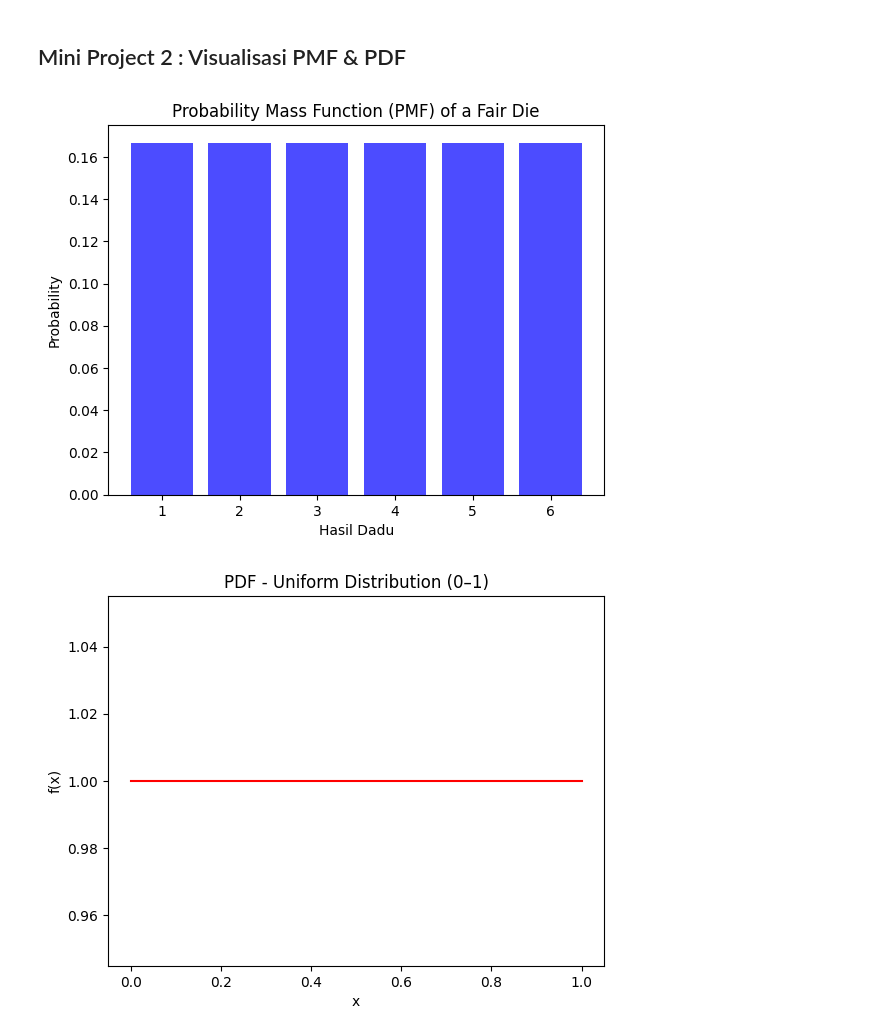
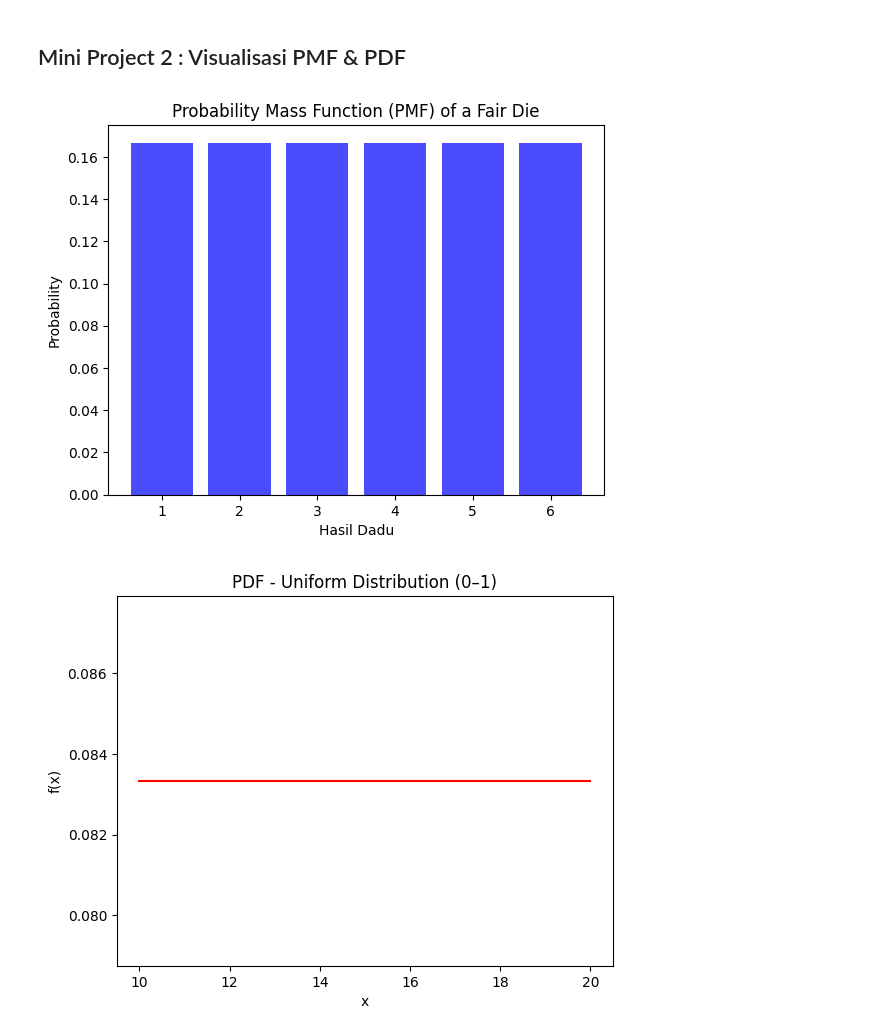
Before and after one commit to athaabiyyu/atha_learning_data-science_journey, a Jupyter notebook: Week 3 - Probability & Statistics/Exercise 1 - Probability Theory & Random Variable/mini_project.ipynb, the cells around one changed output. Drawn from its saved outputs; the diff is of its cells as text; code cells hidden in the pictures.

```diff
--- a/Week 3 - Probability & Statistics/Exercise 1 - Probability Theory & Random Variable/mini_project.ipynb
+++ b/Week 3 - Probability & Statistics/Exercise 1 - Probability Theory & Random Variable/mini_project.ipynb
@@ -21,27 +21,27 @@ Peluang muncul angka lebih dari 4: 0.302
 # %%
 import numpy as np
 import matplotlib.pyplot as plt
 from scipy.stats import uniform
 
 # visualisasi PMF - Dadu
 data_pmf = np.array([1, 2, 3, 4, 5, 6])
 pmf = np.ones(6)/6
 
 plt.bar(data_pmf, pmf, color='blue', alpha=0.7)
 plt.title('Probability Mass Function (PMF) of a Fair Die')
 plt.xlabel('Hasil Dadu')
 plt.ylabel('Probability')
 plt.show()
 
 # visualisasi PDF - Distribusi Kontinu 0 sampai 1
-data_pdf = np.linspace(0, 1, 100)
-pdf = uniform.pdf(data_pdf, loc=0, scale=1)
+data_pdf = np.linspace(10, 20, 100)
+pdf = uniform.pdf(data_pdf, loc=10, scale=12)
 
 plt.plot(data_pdf, pdf, color='red')
 plt.title("PDF - Uniform Distribution (0–1)")
 plt.xlabel("x")
 plt.ylabel("f(x)")
 plt.show()
 # %% [output]
 [figure]
-[figure, old version]
+[figure, new version]
```
Also changed, not shown: parts of 1 cell of this notebook, 1 other file.
